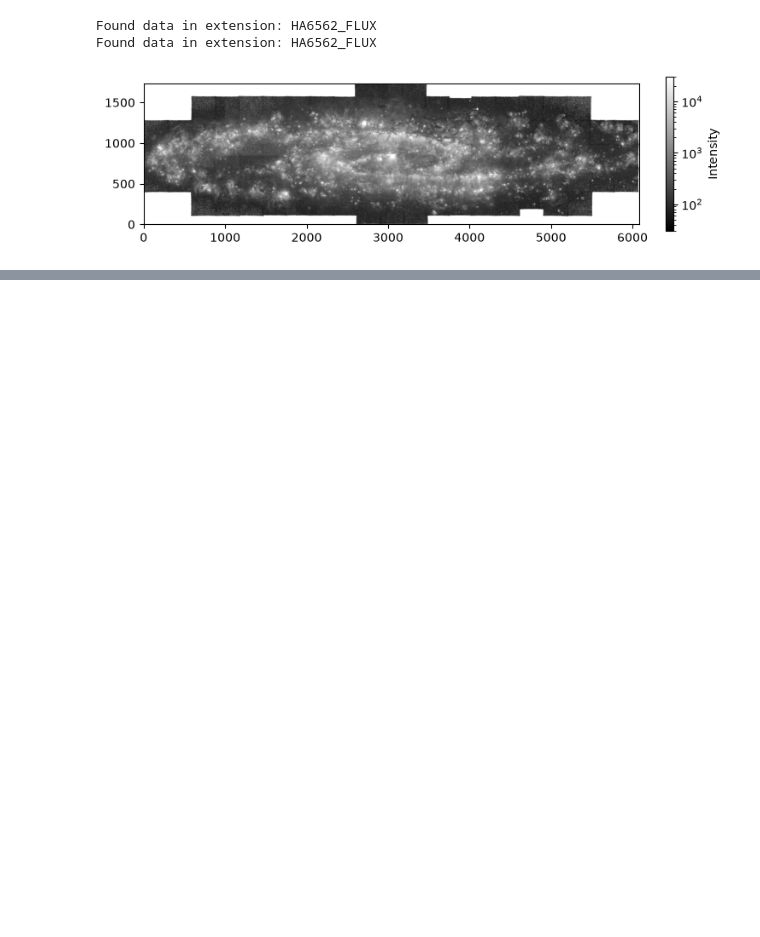
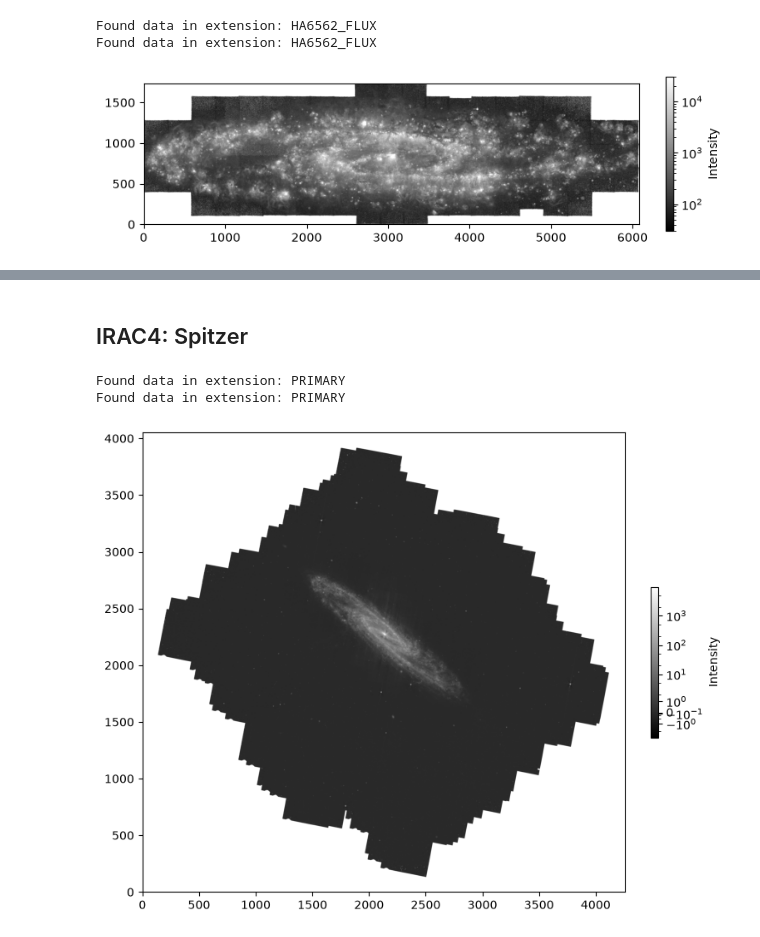
Before and after one commit to myasmedley/Environment-Mask-of-NGC-253, a Jupyter notebook: Ring_Regions.ipynb, the cells around one changed output, grey strips where cells are left out. Drawn from its saved outputs; the diff is of its cells as text; code cells hidden in the pictures; blank space fills up the shorter version.

```diff
--- a/Ring_Regions.ipynb
+++ b/Ring_Regions.ipynb
@@ -126,0 +159,10 @@ Found data in extension: HA6562_FLUX
+# %% [markdown]
+## IRAC4: Spitzer
+# %%
+irac4_file = r"C:\Users\Lamat\OneDrive - The Ohio State University\Lamat NGC 253 Environment Mask\Plotting Regions\ngc0253_irac4_gauss4p0.fits"
+irac4_data = DisplayData(irac4_file)
+irac4_data.display_image(irac4_file, 'asinh', None, None)
+# %% [output]
+Found data in extension: PRIMARY
+Found data in extension: PRIMARY
+[figure, added]
```
Also changed, not shown: parts of 27 cells of this notebook.
